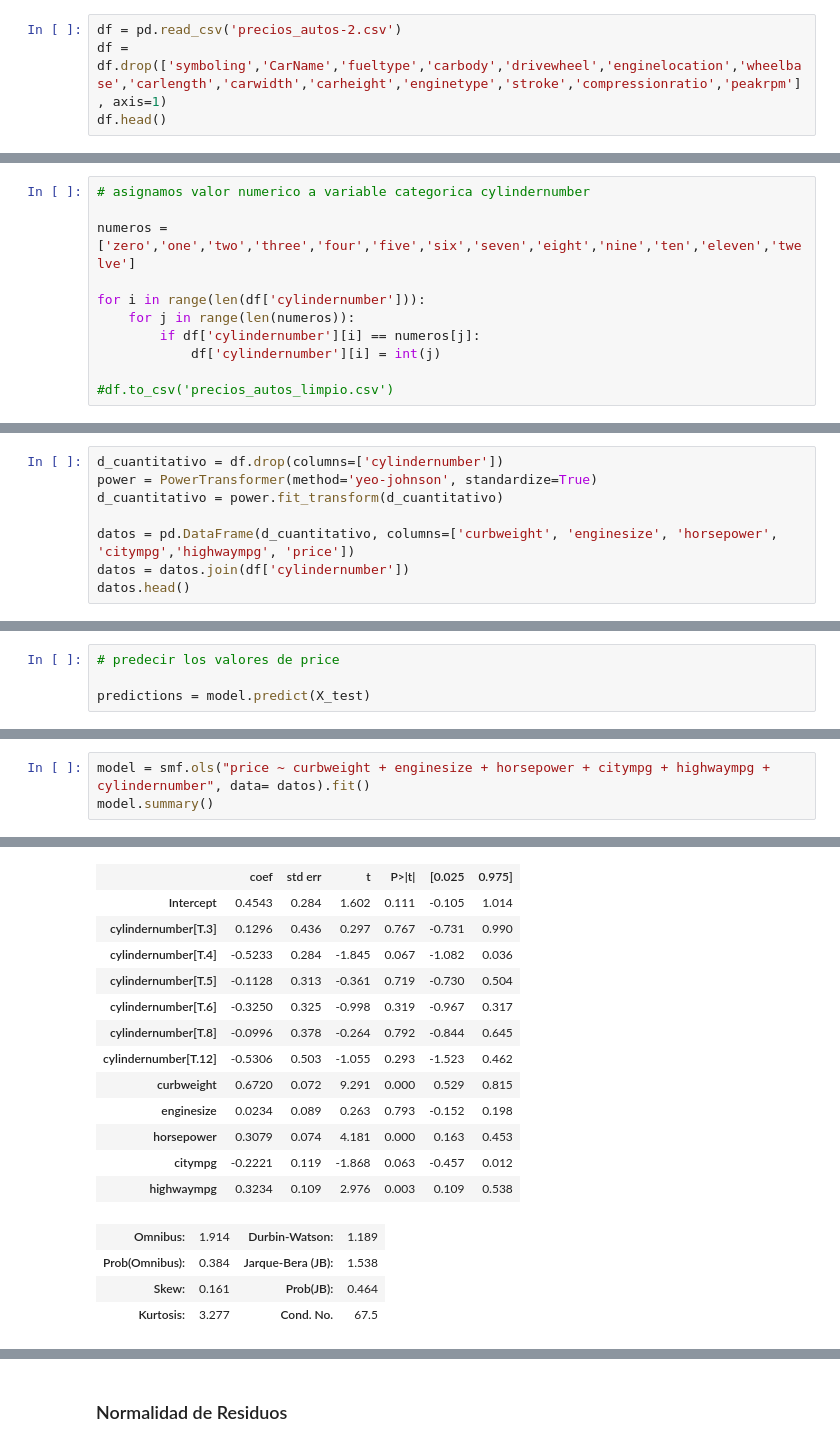
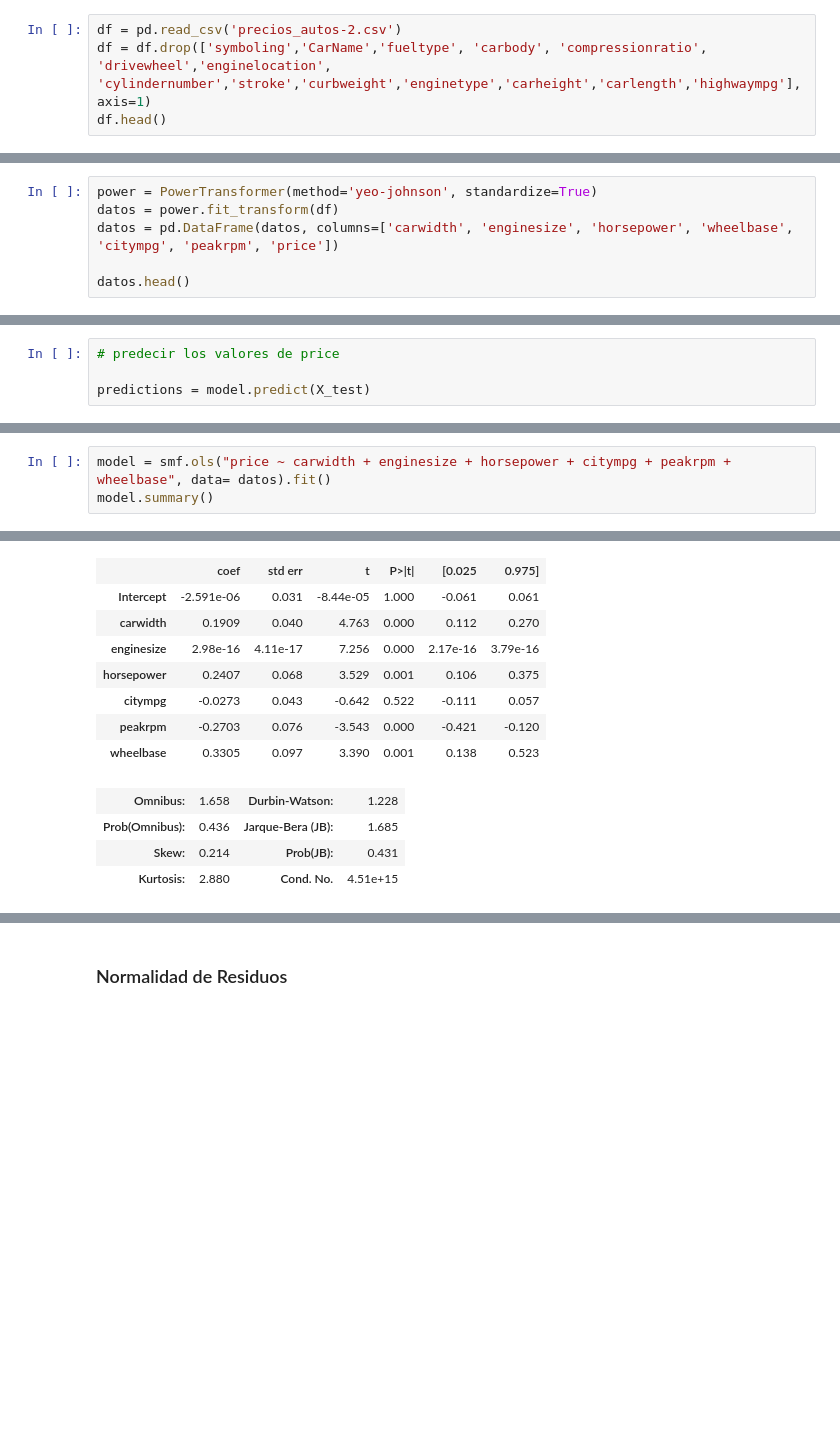
Before and after one commit to fedemedina72/PortafolioTC3006C, a Jupyter notebook: Modulo1/ConstruccionModelo.ipynb, the cells around one changed output, grey strips where cells are left out. Saved outputs shown, nothing was run; the diff lists cells and outputs as text; blank space fills up the shorter version.

```diff
--- a/Modulo1/ConstruccionModelo.ipynb
+++ b/Modulo1/ConstruccionModelo.ipynb
@@ -39,5 +39,5 @@ El dataframe a continuación contará con dichas variables junto con 'Price'. La
 # %%
 df = pd.read_csv('precios_autos-2.csv')
-df = df.drop(['symboling','CarName','fueltype','carbody','drivewheel','enginelocation','wheelbase','carlength','carwidth','carheight','enginetype','stroke','compressionratio','peakrpm'], axis=1)
+df = df.drop(['symboling','CarName','fueltype', 'carbody', 'compressionratio', 'drivewheel','enginelocation', 'cylindernumber','stroke','curbweight','enginetype','carheight','carlength','highwaympg'], axis=1)
 df.head()
 # %% [output]
@@ -50,11 +49,0 @@ df.head()
-# %%
-# asignamos valor numerico a variable categorica cylindernumber
-
-numeros = ['zero','one','two','three','four','five','six','seven','eight','nine','ten','eleven','twelve']
-
-for i in range(len(df['cylindernumber'])):
-    for j in range(len(numeros)):
-        if df['cylindernumber'][i] == numeros[j]:
-            df['cylindernumber'][i] = int(j)
-
-#df.to_csv('precios_autos_limpio.csv')
@@ -79,11 +50,9 @@ See the caveats in the documentation: https://pandas.pydata.org/pandas-docs/stab
 # %% [markdown]
 Ahora se normalizarán los datos con la intención de hacer una regresión. Esto debido a que en la entrega anterior claramente se veía en la matriz de dispersión que había mucho ruido en los datos, por lo que se optó por normalizarlos para reducir dicho ruido.
 # %%
-d_cuantitativo = df.drop(columns=['cylindernumber'])
 power = PowerTransformer(method='yeo-johnson', standardize=True)
-d_cuantitativo = power.fit_transform(d_cuantitativo)
+datos = power.fit_transform(df)
+datos = pd.DataFrame(datos, columns=['carwidth', 'enginesize', 'horsepower', 'wheelbase', 'citympg', 'peakrpm', 'price'])
 
-datos = pd.DataFrame(d_cuantitativo, columns=['curbweight', 'enginesize', 'horsepower', 'citympg','highwaympg', 'price'])
-datos = datos.join(df['cylindernumber'])
 datos.head()
 # %% [output]
@@ -192,5 +161,5 @@ Como observamos, obtenemos valores de error muy pequeños al igual que un valor
 # %%
-model = smf.ols("price ~ curbweight + enginesize + horsepower + citympg + highwaympg + cylindernumber", data= datos).fit()
+model = smf.ols("price ~ carwidth + enginesize + horsepower + citympg + peakrpm + wheelbase", data= datos).fit()
 model.summary()
 # %% [output]
 OLS Regression Results
@@ -205,20 +174,15 @@ OLS Regression Results
 | Covariance Type: | nonrobust |  |  |
 |  | coef | std err | t | P>|t| | [0.025 | 0.975] |
-| Intercept | 0.4543 | 0.284 | 1.602 | 0.111 | -0.105 | 1.014 |
-| cylindernumber[T.3] | 0.1296 | 0.436 | 0.297 | 0.767 | -0.731 | 0.990 |
-| cylindernumber[T.4] | -0.5233 | 0.284 | -1.845 | 0.067 | -1.082 | 0.036 |
-| cylindernumber[T.5] | -0.1128 | 0.313 | -0.361 | 0.719 | -0.730 | 0.504 |
-| cylindernumber[T.6] | -0.3250 | 0.325 | -0.998 | 0.319 | -0.967 | 0.317 |
-| cylindernumber[T.8] | -0.0996 | 0.378 | -0.264 | 0.792 | -0.844 | 0.645 |
-| cylindernumber[T.12] | -0.5306 | 0.503 | -1.055 | 0.293 | -1.523 | 0.462 |
-| curbweight | 0.6720 | 0.072 | 9.291 | 0.000 | 0.529 | 0.815 |
-| enginesize | 0.0234 | 0.089 | 0.263 | 0.793 | -0.152 | 0.198 |
-| horsepower | 0.3079 | 0.074 | 4.181 | 0.000 | 0.163 | 0.453 |
-| citympg | -0.2221 | 0.119 | -1.868 | 0.063 | -0.457 | 0.012 |
-| highwaympg | 0.3234 | 0.109 | 2.976 | 0.003 | 0.109 | 0.538 |
+| Intercept | -2.591e-06 | 0.031 | -8.44e-05 | 1.000 | -0.061 | 0.061 |
+| carwidth | 0.1909 | 0.040 | 4.763 | 0.000 | 0.112 | 0.270 |
+| enginesize | 2.98e-16 | 4.11e-17 | 7.256 | 0.000 | 2.17e-16 | 3.79e-16 |
+| horsepower | 0.2407 | 0.068 | 3.529 | 0.001 | 0.106 | 0.375 |
+| citympg | -0.0273 | 0.043 | -0.642 | 0.522 | -0.111 | 0.057 |
+| peakrpm | -0.2703 | 0.076 | -3.543 | 0.000 | -0.421 | -0.120 |
+| wheelbase | 0.3305 | 0.097 | 3.390 | 0.001 | 0.138 | 0.523 |
-| Omnibus: | 1.914 | Durbin-Watson: | 1.189 |
-| Prob(Omnibus): | 0.384 | Jarque-Bera (JB): | 1.538 |
-| Skew: | 0.161 | Prob(JB): | 0.464 |
-| Kurtosis: | 3.277 | Cond. No. | 67.5 |
+| Omnibus: | 1.658 | Durbin-Watson: | 1.228 |
+| Prob(Omnibus): | 0.436 | Jarque-Bera (JB): | 1.685 |
+| Skew: | 0.214 | Prob(JB): | 0.431 |
+| Kurtosis: | 2.880 | Cond. No. | 4.51e+15 |
 Notes:
 [1] Standard Errors assume that the covariance matrix of the errors is correctly specified.
```
Also changed, not shown: parts of 21 cells of this notebook.
